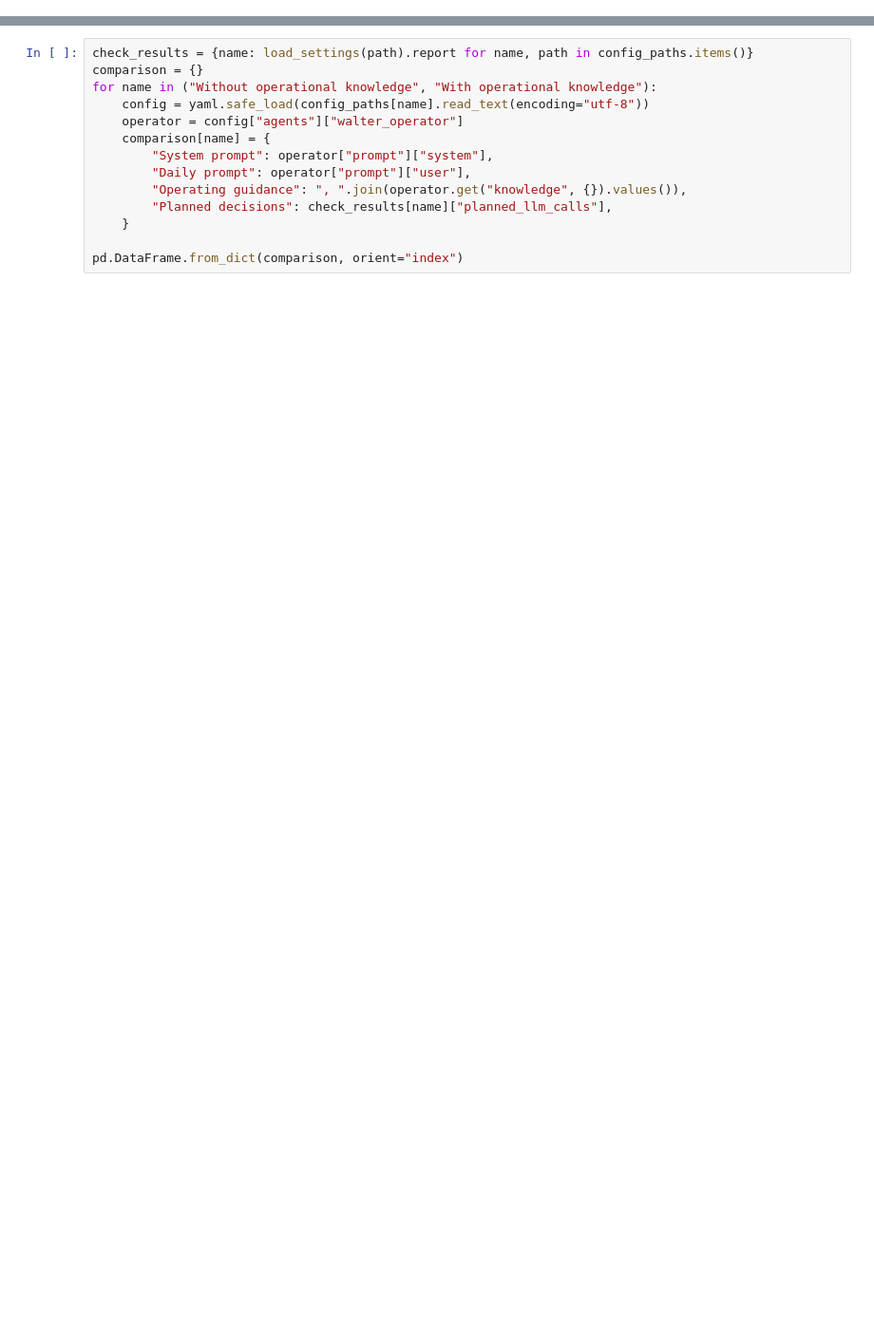
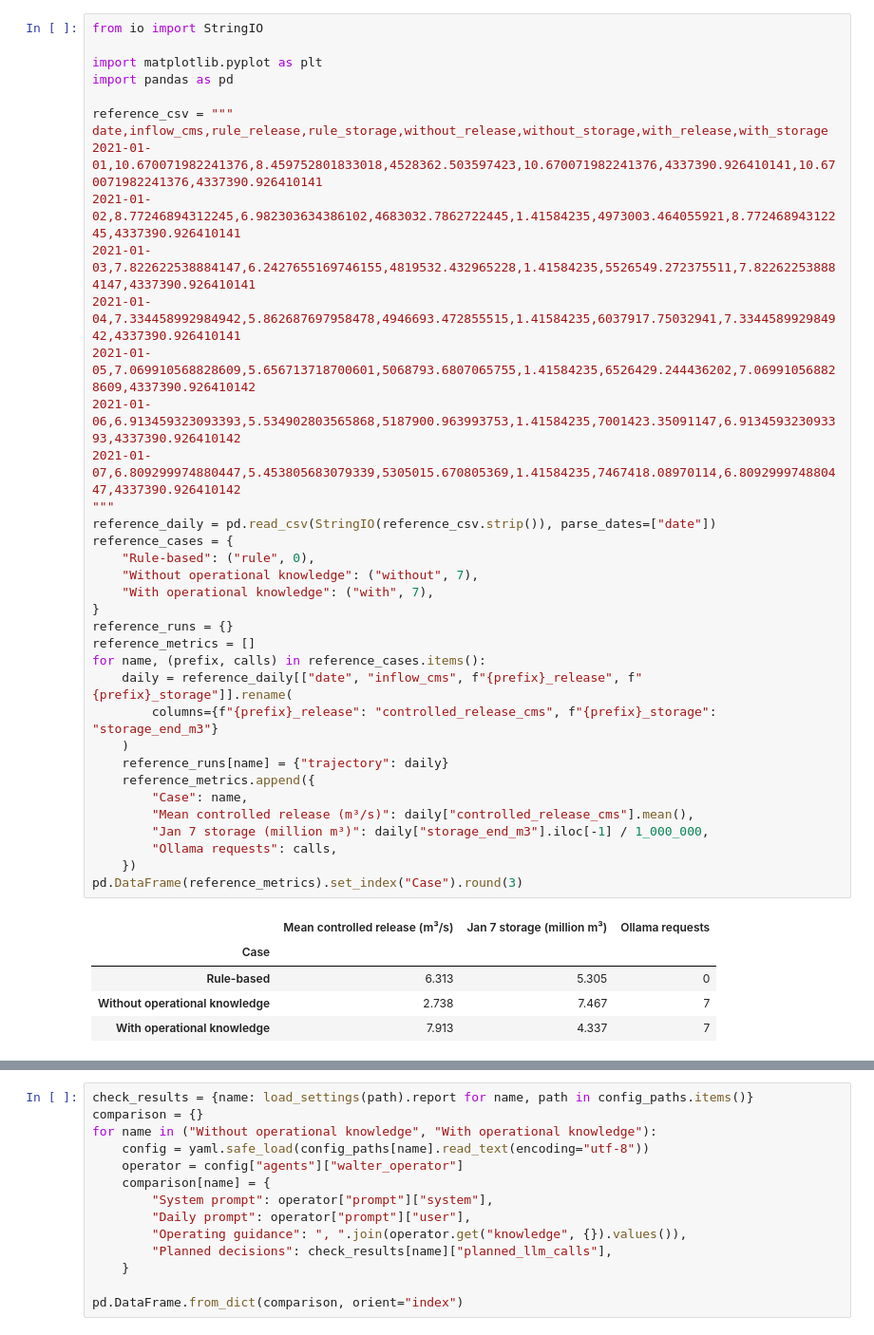
Before and after one commit to WenyuChiou/HydroReOpLLM, a Jupyter notebook: tutorials/fe_walter.ipynb, the cells around one changed output, grey strips where cells are left out. Shown at 95% size. Saved outputs shown, nothing was run; the diff lists cells and outputs as text; blank space fills up the shorter version.

```diff
--- a/tutorials/fe_walter.ipynb
+++ b/tutorials/fe_walter.ipynb
@@ -43,0 +11,42 @@ def run_case(name, *, allow_network=False):
+# %%
+from io import StringIO
+
+import matplotlib.pyplot as plt
+import pandas as pd
+
+reference_csv = """
+date,inflow_cms,rule_release,rule_storage,without_release,without_storage,with_release,with_storage
+2021-01-01,10.670071982241376,8.459752801833018,4528362.503597423,10.670071982241376,4337390.926410141,10.670071982241376,4337390.926410141
+2021-01-02,8.77246894312245,6.982303634386102,4683032.7862722445,1.41584235,4973003.464055921,8.77246894312245,4337390.926410141
+2021-01-03,7.822622538884147,6.2427655169746155,4819532.432965228,1.41584235,5526549.272375511,7.822622538884147,4337390.926410141
+2021-01-04,7.334458992984942,5.862687697958478,4946693.472855515,1.41584235,6037917.75032941,7.334458992984942,4337390.926410141
+2021-01-05,7.069910568828609,5.656713718700601,5068793.6807065755,1.41584235,6526429.244436202,7.069910568828609,4337390.926410142
+2021-01-06,6.913459323093393,5.534902803565868,5187900.963993753,1.41584235,7001423.35091147,6.913459323093393,4337390.926410142
+2021-01-07,6.809299974880447,5.453805683079339,5305015.670805369,1.41584235,7467418.08970114,6.809299974880447,4337390.926410142
+"""
+reference_daily = pd.read_csv(StringIO(reference_csv.strip()), parse_dates=["date"])
+reference_cases = {
+    "Rule-based": ("rule", 0),
+    "Without operational knowledge": ("without", 7),
+    "With operational knowledge": ("with", 7),
+}
+reference_runs = {}
+reference_metrics = []
+for name, (prefix, calls) in reference_cases.items():
+    daily = reference_daily[["date", "inflow_cms", f"{prefix}_release", f"{prefix}_storage"]].rename(
+        columns={f"{prefix}_release": "controlled_release_cms", f"{prefix}_storage": "storage_end_m3"}
+    )
+    reference_runs[name] = {"trajectory": daily}
+    reference_metrics.append({
+        "Case": name,
+        "Mean controlled release (m³/s)": daily["controlled_release_cms"].mean(),
+        "Jan 7 storage (million m³)": daily["storage_end_m3"].iloc[-1] / 1_000_000,
+        "Ollama requests": calls,
+    })
+pd.DataFrame(reference_metrics).set_index("Case").round(3)
+# %% [output]
+|  | Mean controlled release (m³/s) | Jan 7 storage (million m³) | Ollama requests |
+| Case |  |  |  |
+| Rule-based | 6.313 | 5.305 | 0 |
+| Without operational knowledge | 2.738 | 7.467 | 7 |
+| With operational knowledge | 7.913 | 4.337 | 7 |
```
Also changed, not shown: parts of 12 cells of this notebook, 3 other files.
